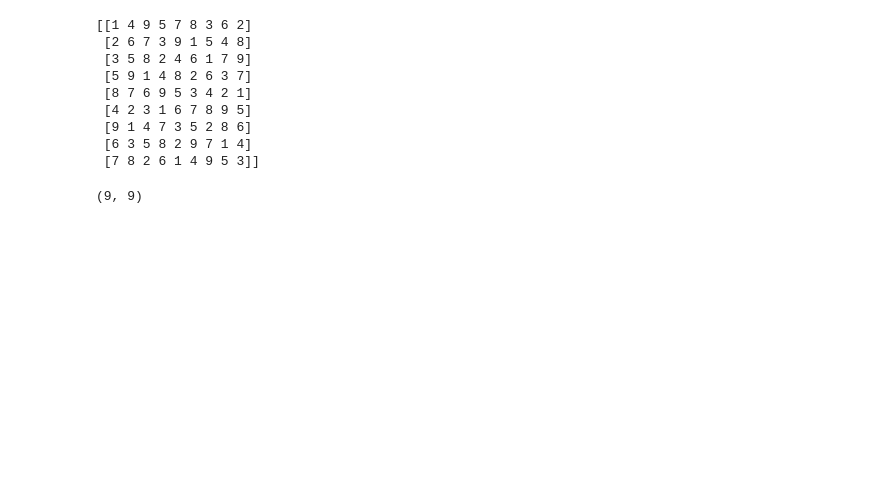
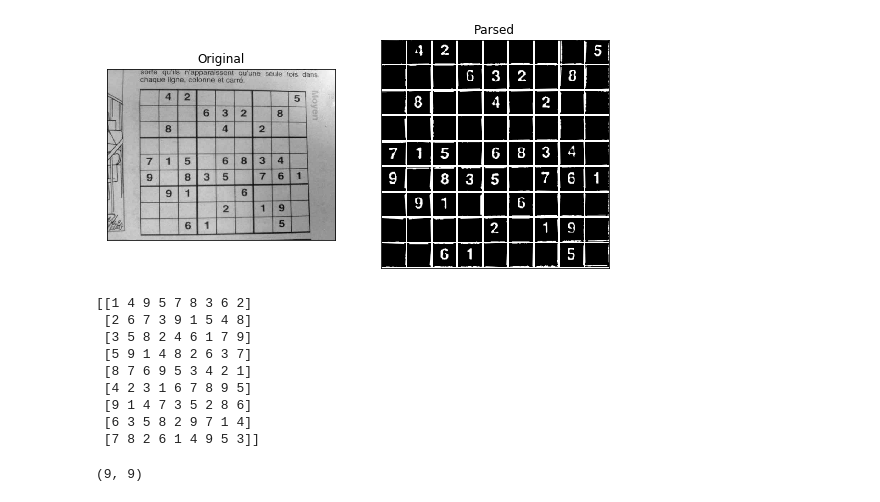
Before and after one commit to tomderuijter/sudoku, a Jupyter notebook: image_recognizer-2.ipynb, the cells around one changed output. Drawn from its saved outputs; the diff is of its cells as text; code cells hidden in the pictures; blank space fills up the shorter version.

```diff
--- a/image_recognizer-2.ipynb
+++ b/image_recognizer-2.ipynb
@@ -102,3 +186,12 @@ Call initializer instance with the dtype argument instead of passing it to the c
+# %%
+# img = load_image('data/train/image1.jpg')
+# digits = parse_grid(img)
+# for i in range(len(digits)):
+#     print((digits[i]/255).mean())
+
+sudoku = plot_example('data/train/image10.jpg')
+# %% [output]
+[figure, added]
 # %%
 where_are_nans = np.isnan(sudoku)
 sudoku[where_are_nans] = 0
```
Also changed, not shown: parts of 7 cells of this notebook, 8 other files.
